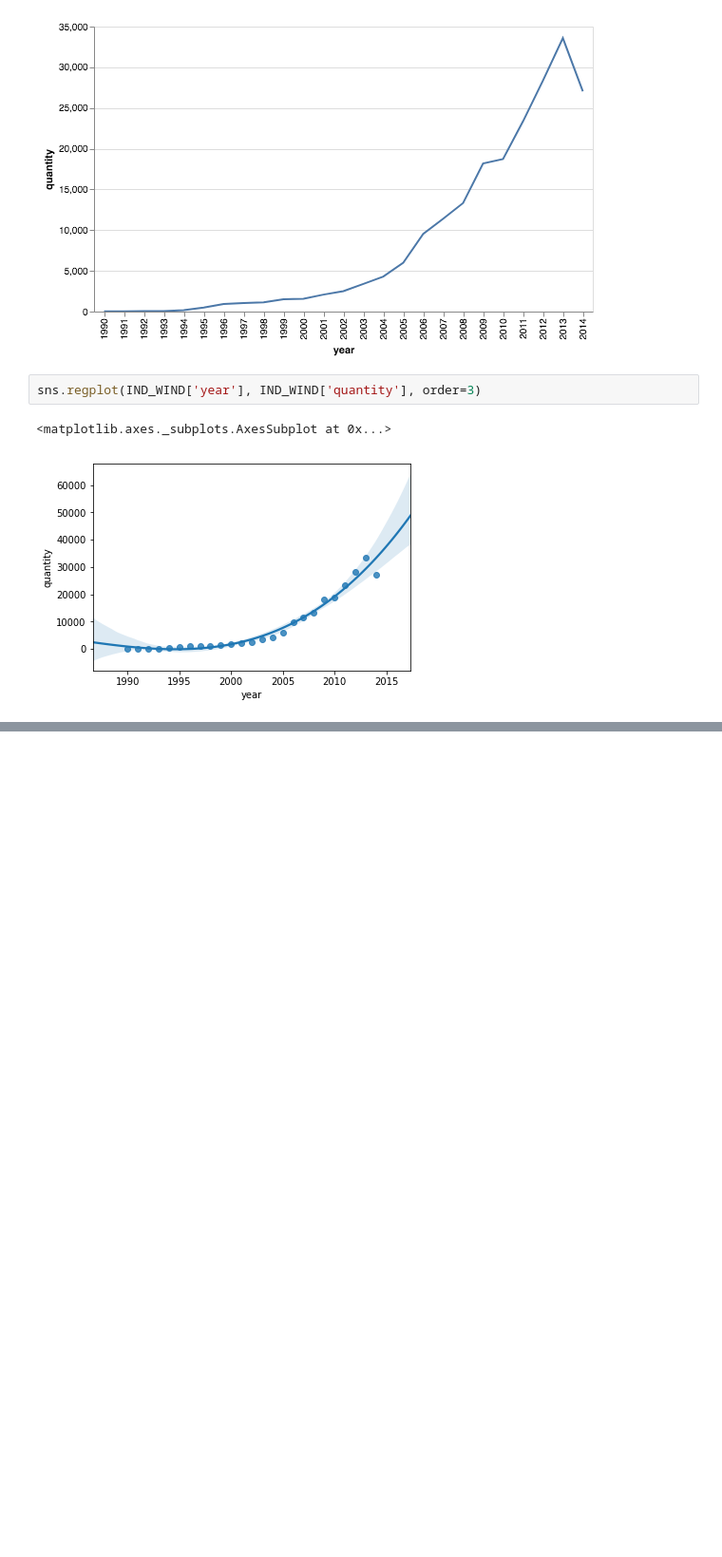
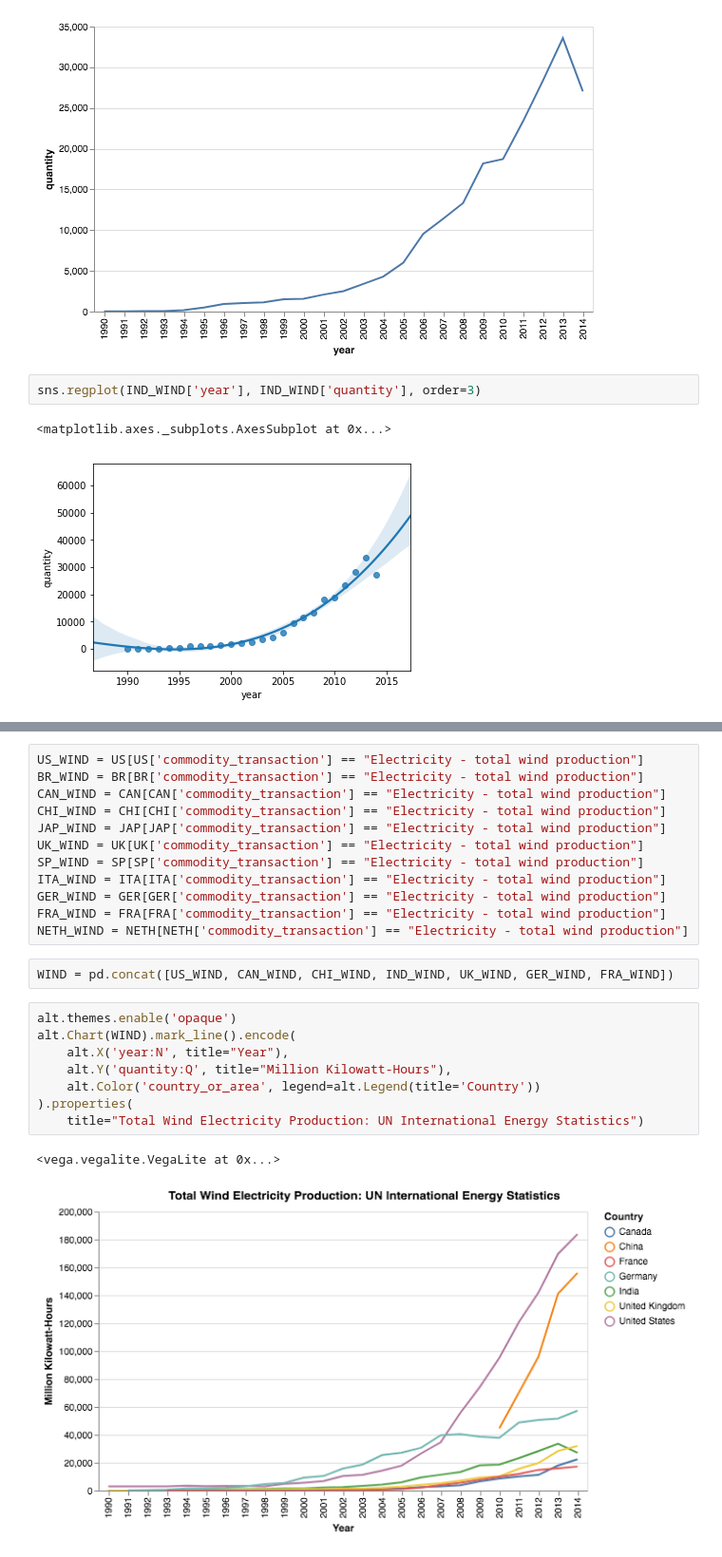
Before and after one commit to sarthakbatragatech/EnergyViz, a Jupyter notebook: EnergyViz.ipynb, the cells around one changed output, grey strips where cells are left out. Shown at 95% size. Drawn from its saved outputs; the diff is of its cells as text; blank space fills up the shorter version.

Commit message:
Added charts for different countries

```diff
--- a/EnergyViz.ipynb
+++ b/EnergyViz.ipynb
@@ -117,0 +98,25 @@ IND_WIND
+# %%
+US_WIND = US[US['commodity_transaction'] == "Electricity - total wind production"]
+BR_WIND = BR[BR['commodity_transaction'] == "Electricity - total wind production"]
+CAN_WIND = CAN[CAN['commodity_transaction'] == "Electricity - total wind production"]
+CHI_WIND = CHI[CHI['commodity_transaction'] == "Electricity - total wind production"]
+JAP_WIND = JAP[JAP['commodity_transaction'] == "Electricity - total wind production"]
+UK_WIND = UK[UK['commodity_transaction'] == "Electricity - total wind production"]
+SP_WIND = SP[SP['commodity_transaction'] == "Electricity - total wind production"]
+ITA_WIND = ITA[ITA['commodity_transaction'] == "Electricity - total wind production"]
+GER_WIND = GER[GER['commodity_transaction'] == "Electricity - total wind production"]
+FRA_WIND = FRA[FRA['commodity_transaction'] == "Electricity - total wind production"]
+NETH_WIND = NETH[NETH['commodity_transaction'] == "Electricity - total wind production"]
+# %%
+WIND = pd.concat([US_WIND, CAN_WIND, CHI_WIND, IND_WIND, UK_WIND, GER_WIND, FRA_WIND])
+# %%
+alt.themes.enable('opaque')
+alt.Chart(WIND).mark_line().encode(
+    alt.X('year:N', title="Year"),
+    alt.Y('quantity:Q', title="Million Kilowatt-Hours"),
+    alt.Color('country_or_area', legend=alt.Legend(title='Country'))
+).properties(
+    title="Total Wind Electricity Production: UN International Energy Statistics")
+# %% [output]
+<vega.vegalite.VegaLite at 0x...>
+[figure, added]
```
Also changed, not shown: parts of 12 cells of this notebook.
